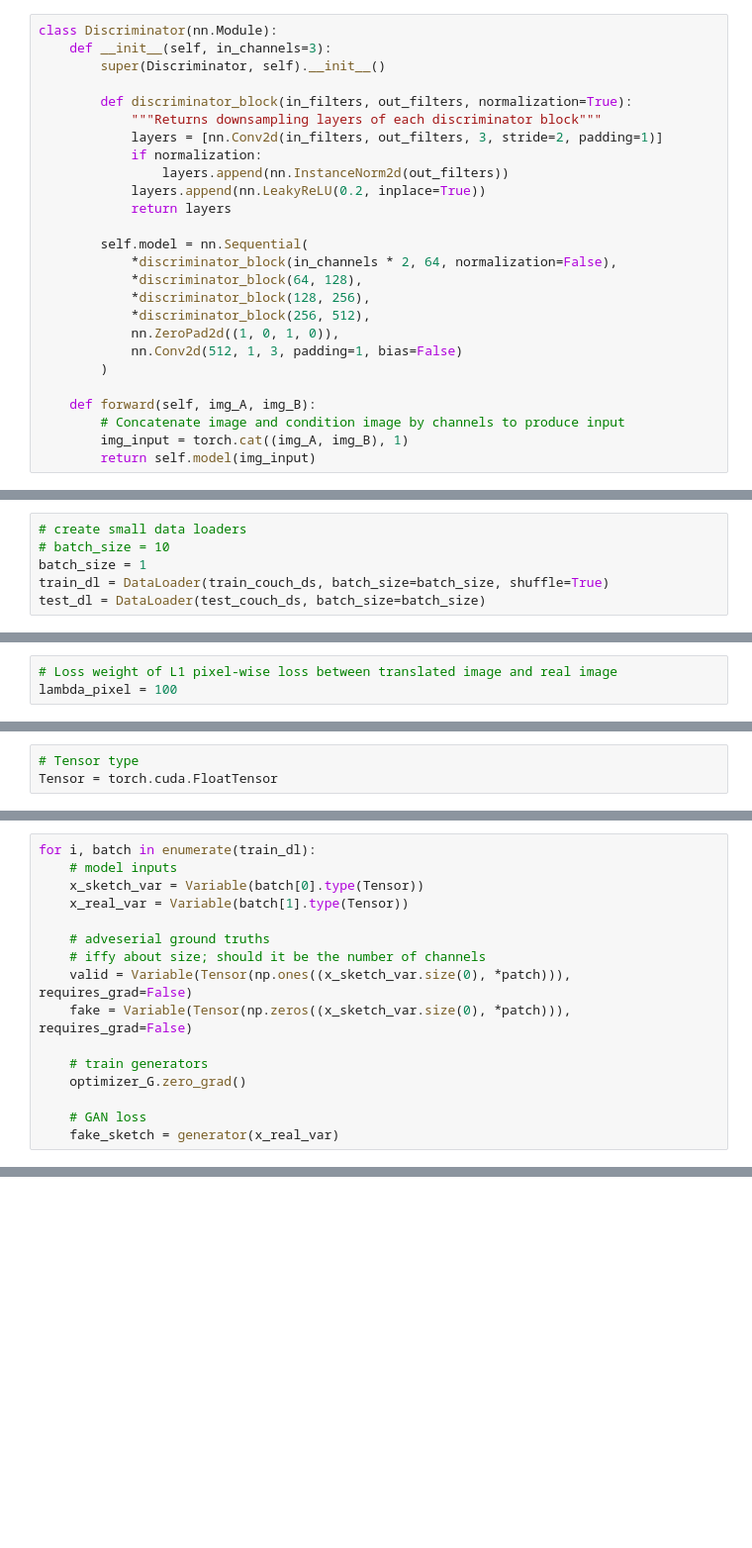
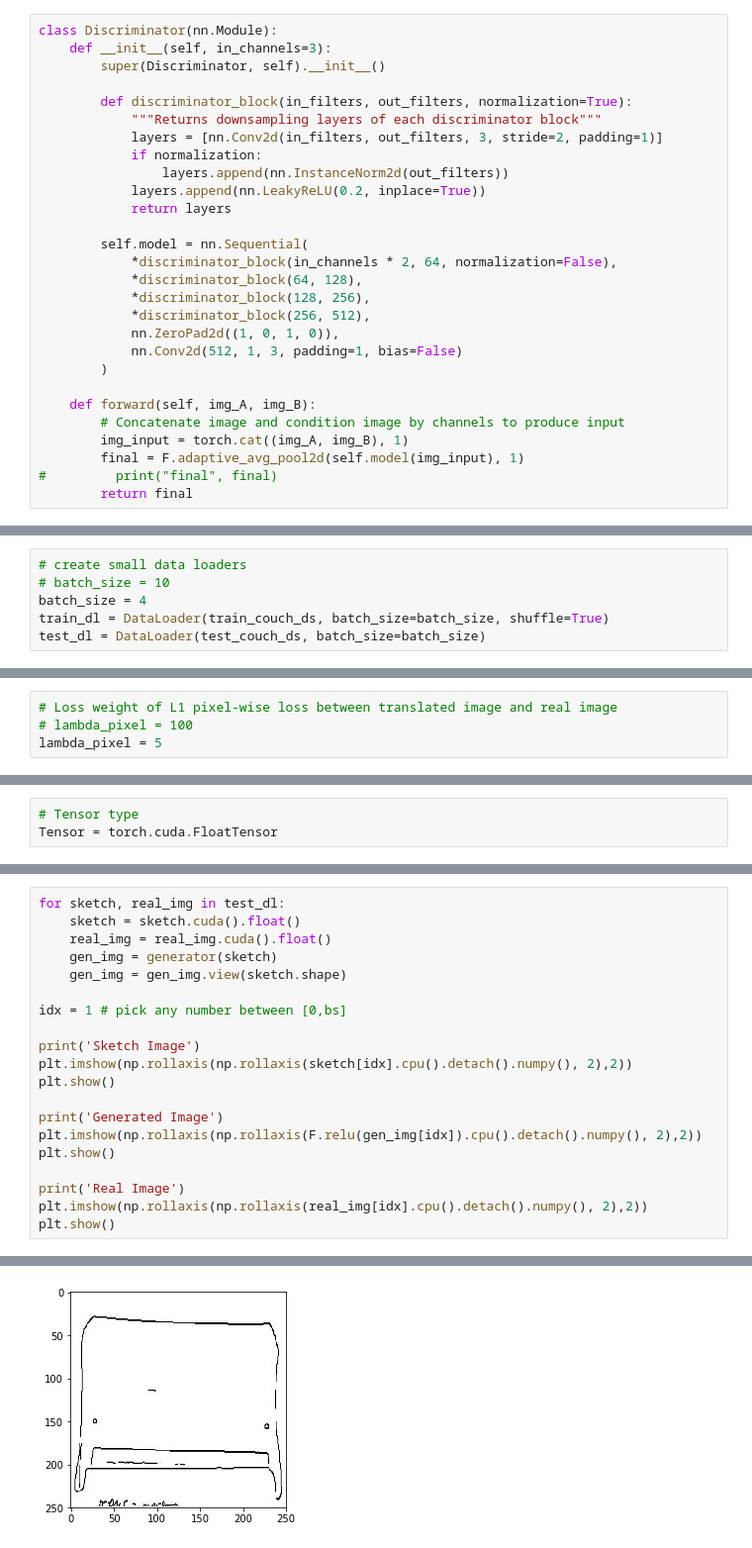
Before and after one commit to nina-hua/DesignGenerator, a Jupyter notebook: NH_Pix2pix.ipynb, the cells around one changed output, grey strips where cells are left out. Shown: that part at 99% size. Cells and saved outputs as stored; diff of their text form; blank space fills up the shorter version.

Commit message:
model works!!

```diff
--- a/NH_Pix2pix.ipynb
+++ b/NH_Pix2pix.ipynb
@@ -343,4 +343,6 @@ class Discriminator(nn.Module):
     def forward(self, img_A, img_B):
         # Concatenate image and condition image by channels to produce input
         img_input = torch.cat((img_A, img_B), 1)
-        return self.model(img_input)
+        final = F.adaptive_avg_pool2d(self.model(img_input), 1)
+#         print("final", final)
+        return final
@@ -356,7 +402,7 @@ os.makedirs("fake_imgs", exist_ok=True)
 # %%
 # create small data loaders
 # batch_size = 10
-batch_size = 1
+batch_size = 4
 train_dl = DataLoader(train_couch_ds, batch_size=batch_size, shuffle=True)
 test_dl = DataLoader(test_couch_ds, batch_size=batch_size)
 # %%
@@ -379,7 +425,8 @@ b1 = 0.5  # adam: decay of first order momentum of gradient
 b2 = 0.999  # adam: decay of first order momentum of gradient
 # %%
 # Loss weight of L1 pixel-wise loss between translated image and real image
-lambda_pixel = 100
+# lambda_pixel = 100
+lambda_pixel = 5
 # %%
 # Calculate output of image discriminator (PatchGAN)
 img_height = 250
@@ -430,19 +477,3 @@ def sample_images(batches_done):
 
     img_sample = torch.cat((x_sketch_var.data, fake_from_sketch.data, x_real_var.data), -2)
     save_image(img_sample, "fake_imgs/%s/%s.png" % ("pix2pix", batches_done), nrow=5, normalize=True)
-# %%
-for i, batch in enumerate(train_dl):
-    # model inputs
-    x_sketch_var = Variable(batch[0].type(Tensor))
-    x_real_var = Variable(batch[1].type(Tensor))
-
-    # adveserial ground truths
-    # iffy about size; should it be the number of channels
-    valid = Variable(Tensor(np.ones((x_sketch_var.size(0), *patch))), requires_grad=False)
-    fake = Variable(Tensor(np.zeros((x_sketch_var.size(0), *patch))), requires_grad=False)
-
-    # train generators
-    optimizer_G.zero_grad()
-
-    # GAN loss
-    fake_sketch = generator(x_real_var)
@@ -517,0 +542,21 @@ work on the rest of the debugging portion involving the discriminator
+# %%
+for sketch, real_img in test_dl:
+    sketch = sketch.cuda().float()
+    real_img = real_img.cuda().float()
+    gen_img = generator(sketch)
+    gen_img = gen_img.view(sketch.shape)
+
+idx = 1 # pick any number between [0,bs]
+
+print('Sketch Image')
+plt.imshow(np.rollaxis(np.rollaxis(sketch[idx].cpu().detach().numpy(), 2),2))
+plt.show()
+
+print('Generated Image')
+plt.imshow(np.rollaxis(np.rollaxis(F.relu(gen_img[idx]).cpu().detach().numpy(), 2),2))
+plt.show()
+
+print('Real Image')
+plt.imshow(np.rollaxis(np.rollaxis(real_img[idx].cpu().detach().numpy(), 2),2))
+plt.show()
+# %% [output]
@@ -517,0 +565 @@ work on the rest of the debugging portion involving the discriminator
+[figure, added]
```
Also changed, not shown: parts of 17 cells of this notebook.
